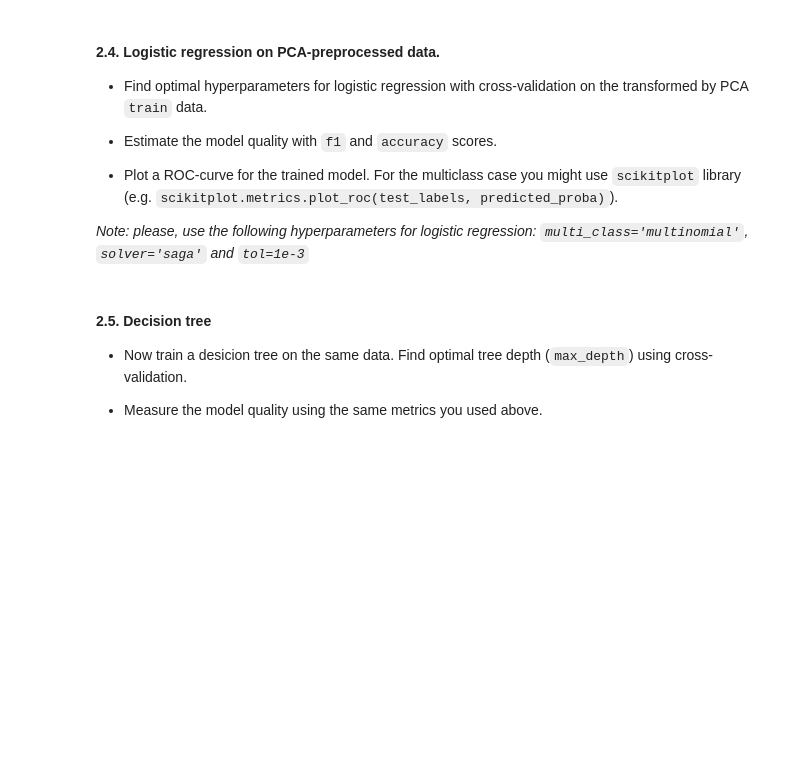
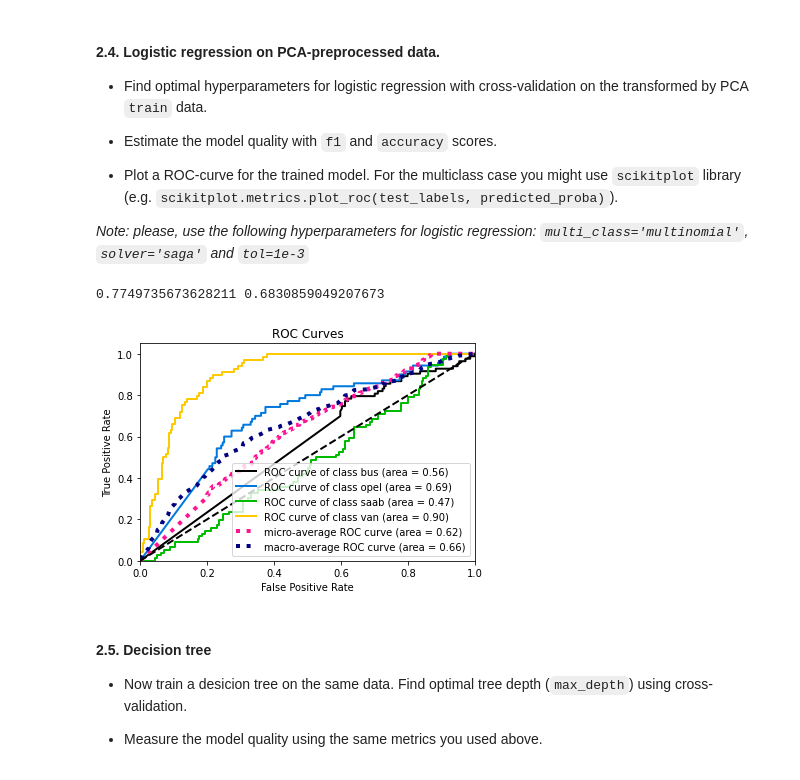
Before and after one commit to pascaltll/ML_Homework, a Jupyter notebook: lab01_ml_pipeline/Lab1_part2_ml_pipeline.ipynb, the cells around one changed output. Saved outputs shown, nothing was run; the diff lists cells and outputs as text; code cells hidden in the pictures; blank space fills up the shorter version.

```diff
--- a/lab01_ml_pipeline/Lab1_part2_ml_pipeline.ipynb
+++ b/lab01_ml_pipeline/Lab1_part2_ml_pipeline.ipynb
@@ -195,6 +243,44 @@ ValueError: ignored
 *Note: please, use the following hyperparameters for logistic regression: `multi_class='multinomial'`, `solver='saga'` and `tol=1e-3`*
 # %%
 ### YOUR CODE HERE
+# %%
+
+X_train_4 = X_train
+y_train_4 = y_train
+X_test_4 =  X_test
+y_test_4 = y_test
+# %%
+#pipe = Pipeline([('scaler', MinMaxScaler()), ('svc', PCA(n_components = 2))])
+#pipe.fit(X_train_4, y_train_4)
+#pipe.fit(X_test_4, y_test_4)
+from sklearn import preprocessing
+from sklearn.decomposition import PCA
+from sklearn.preprocessing import MinMaxScaler
+from sklearn.preprocessing import StandardScaler
+from sklearn.preprocessing import RobustScaler
+pipe = Pipeline([('scaler', StandardScaler()), ('svc', PCA(n_components = 2))])
+pipe.fit(X_train_4, y_train_4)
+pipe.fit(X_test_4, y_test_4)
+
+logistic = linear_model.LogisticRegression(solver='saga',multi_class='multinomial',max_iter=500,tol=1e-4)
+
+logistic.fit(X_train_4, y_train_4)
+
+
+
+scores_f1_2 = cross_val_score(logistic, X_train_4, y_train_4, cv=5, scoring='f1_macro')
+scores_accuracy_2 = cross_val_score(logistic, X_train_4, y_train_4, cv=5, scoring='accuracy')
+y_proba_2 = model.predict_proba(X_test_4)
+# %%
+from sklearn.metrics import accuracy_score
+print (scores_f1.mean(),scores_accuracy_2.mean())
+# %% [output]
+0.7749735673628211 0.6830859049207673
+# %%
+skplt.metrics.plot_roc_curve(y_test_4, y_proba_2)
+plt.show()
+# %% [output]
+[figure, added]
 # %% [markdown]
 #### 2.5. Decision tree
 * Now train a desicion tree on the same data. Find optimal tree depth (`max_depth`) using cross-validation.
```
Also changed, not shown: parts of 28 cells of this notebook, 2 other files.
